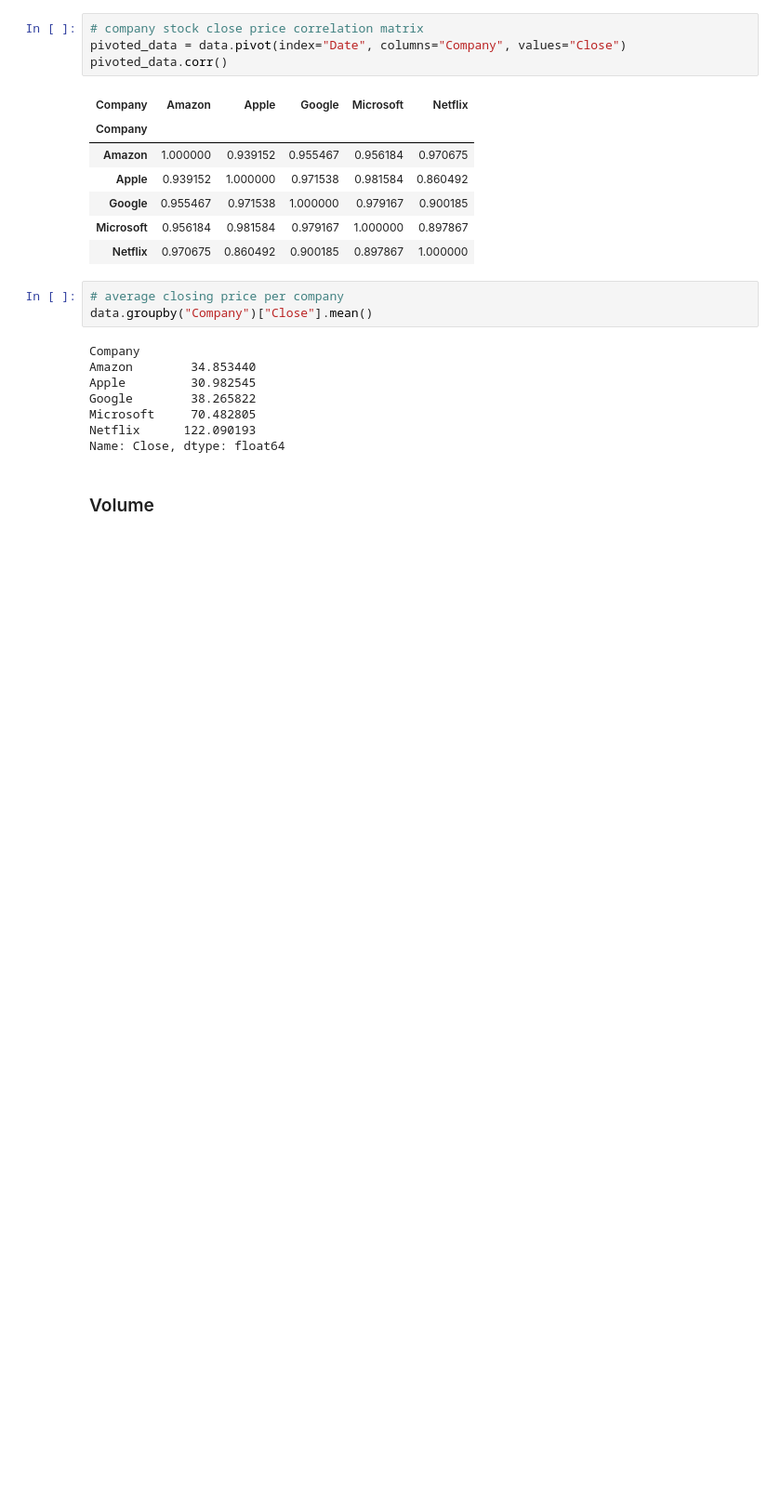
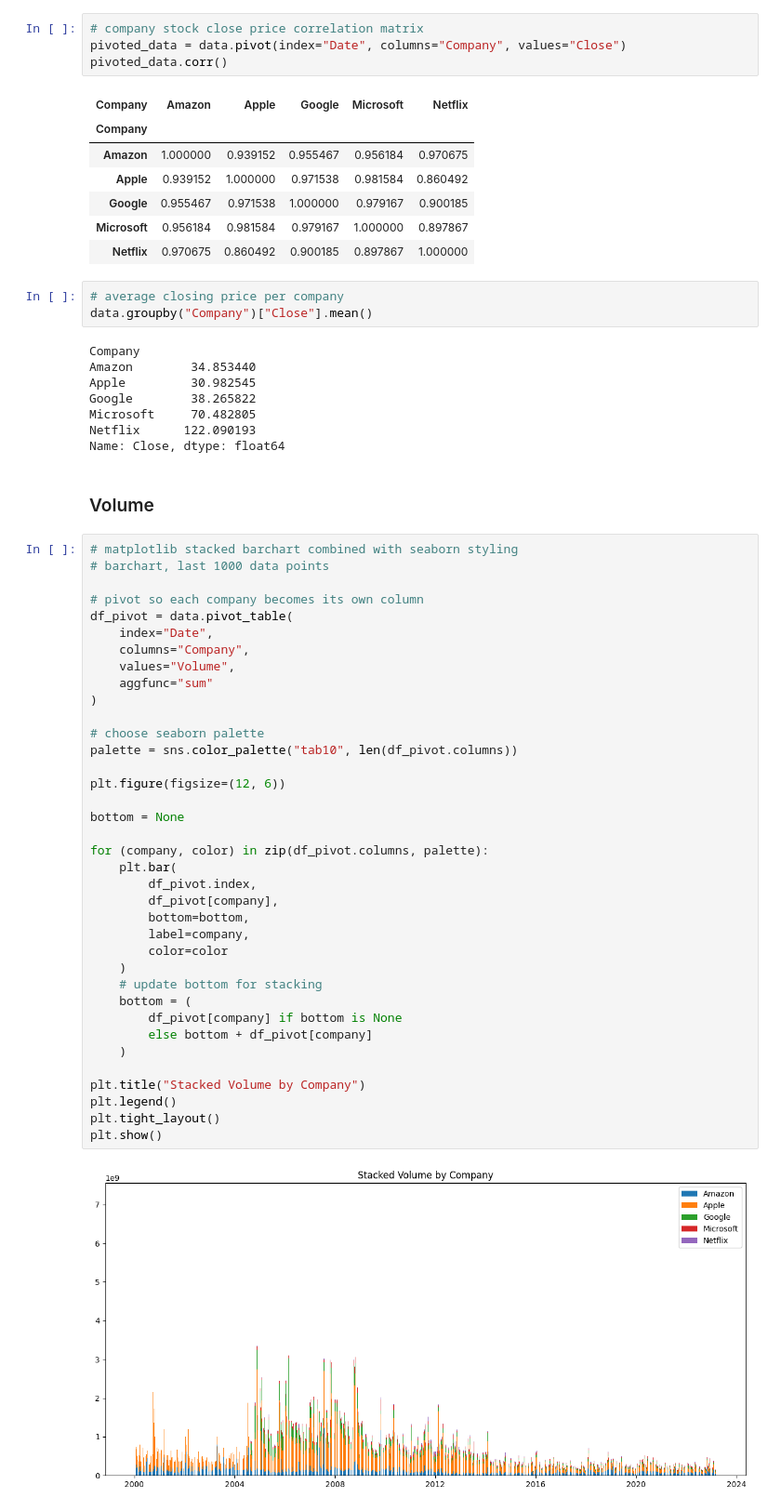
Before and after one commit to Nickeniklas/US_stockmarket_analysis, a Jupyter notebook: analysis.ipynb, the cells around one changed output. Shown at 93% size. Drawn from its saved outputs; the diff is of its cells as text; blank space fills up the shorter version.

Commit message:
Added stacked barchart of volume

```diff
--- a/analysis.ipynb
+++ b/analysis.ipynb
@@ -69,3 +73,42 @@ Netflix      122.090193
 Name: Close, dtype: float64
 # %% [markdown]
 ### Volume
+# %%
+# matplotlib stacked barchart combined with seaborn styling
+# barchart, last 1000 data points
+
+# pivot so each company becomes its own column
+df_pivot = data.pivot_table(
+    index="Date",
+    columns="Company",
+    values="Volume",
+    aggfunc="sum"
+)
+
+# choose seaborn palette
+palette = sns.color_palette("tab10", len(df_pivot.columns))
+
+plt.figure(figsize=(12, 6))
+
+bottom = None
+
+for (company, color) in zip(df_pivot.columns, palette):
+    plt.bar(
+        df_pivot.index,
+        df_pivot[company],
+        bottom=bottom,
+        label=company,
+        color=color
+    )
+    # update bottom for stacking
+    bottom = (
+        df_pivot[company] if bottom is None
+        else bottom + df_pivot[company]
+    )
+
+plt.title("Stacked Volume by Company")
+plt.legend()
+plt.tight_layout()
+plt.show()
+# %% [output]
+[figure, added]
```
Also changed, not shown: parts of 5 cells of this notebook.
